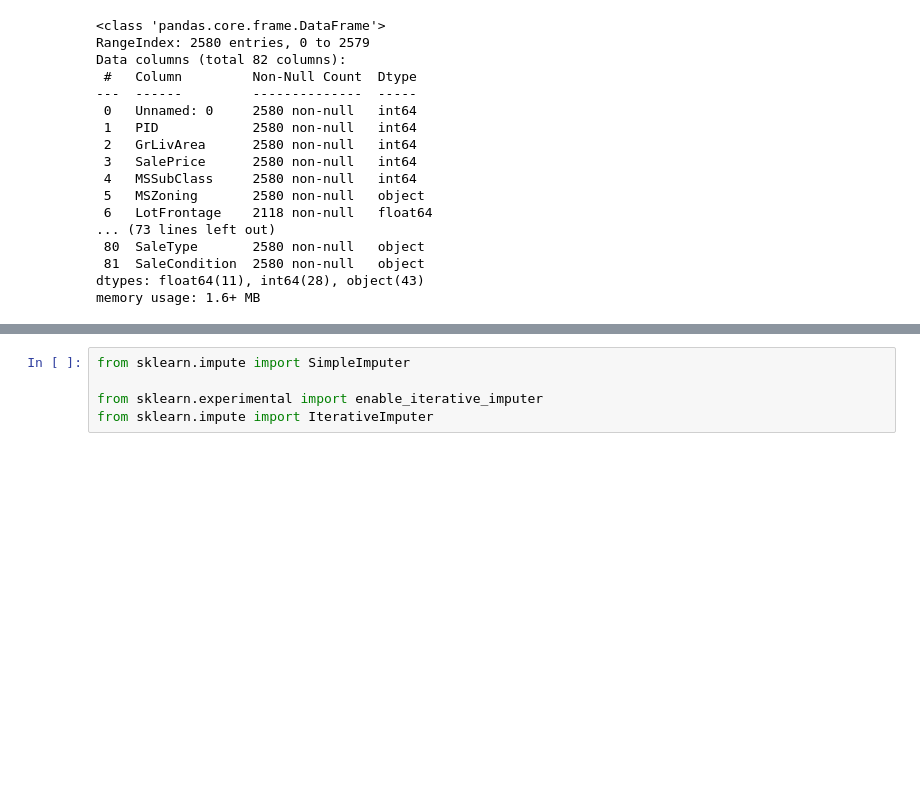
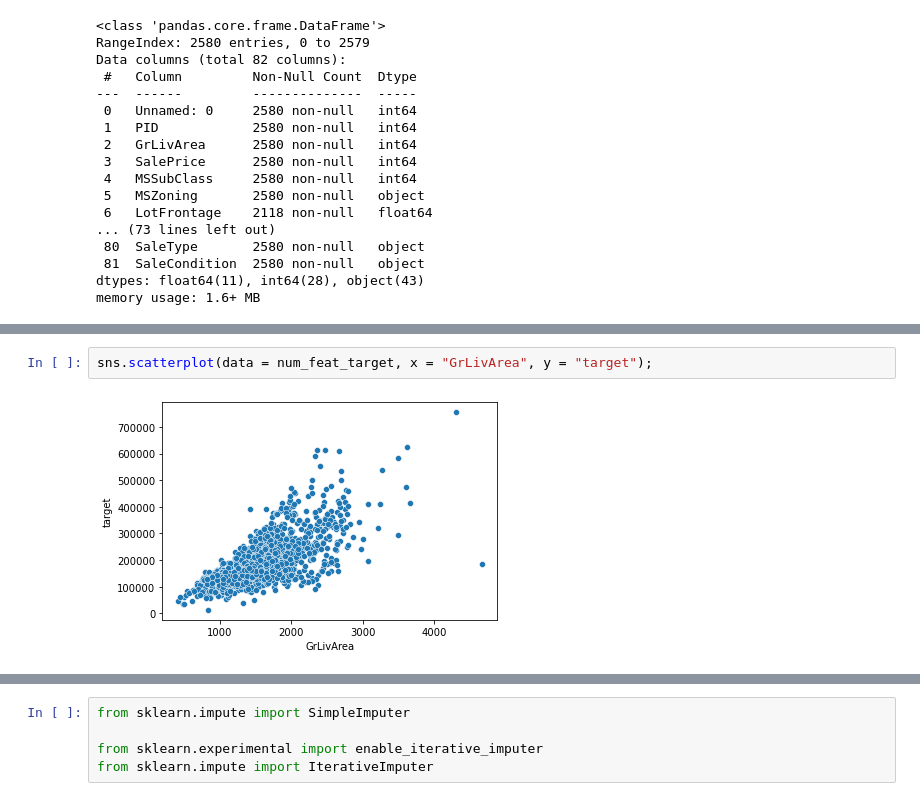
Before and after one commit to amandamanfredo1/Machine_Learning_Ames_Housing_Kaggle, a Jupyter notebook: Tigran_V/Tigran_V_JN.ipynb, the cells around one changed output, grey strips where cells are left out. Cells and saved outputs as stored; diff of their text form; blank space fills up the shorter version.

```diff
--- a/Tigran_V/Tigran_V_JN.ipynb
+++ b/Tigran_V/Tigran_V_JN.ipynb
@@ -290,0 +455,4 @@ sns.heatmap(v)
+# %%
+sns.scatterplot(data = num_feat_target, x = "GrLivArea", y = "target");
+# %% [output]
+[figure, added]
```
Also changed, not shown: parts of 29 cells of this notebook.
